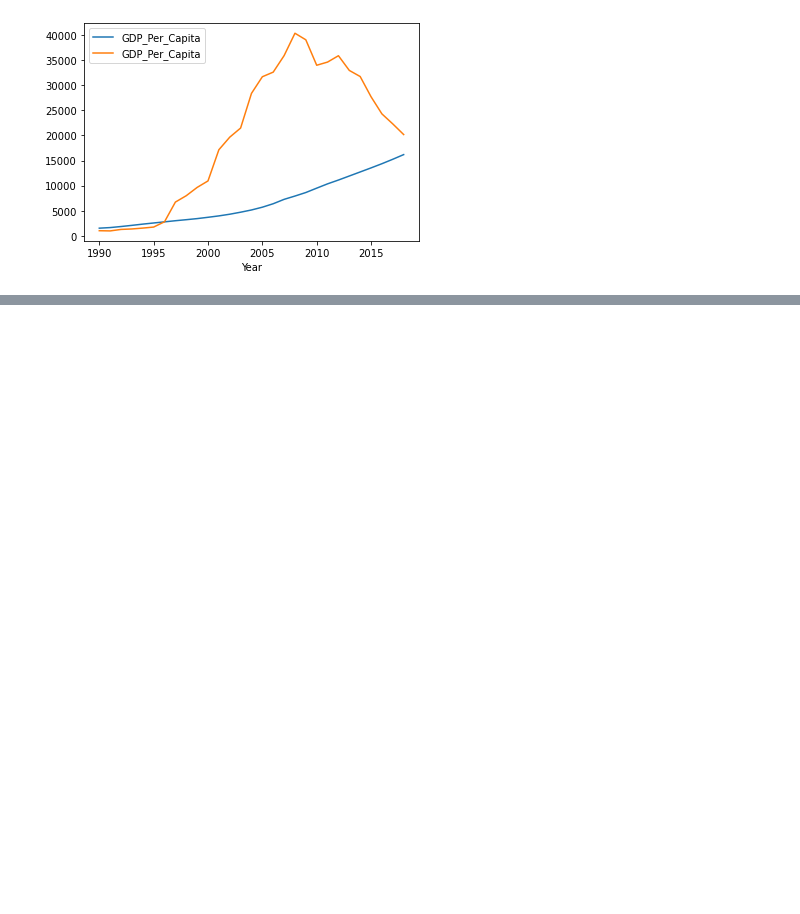
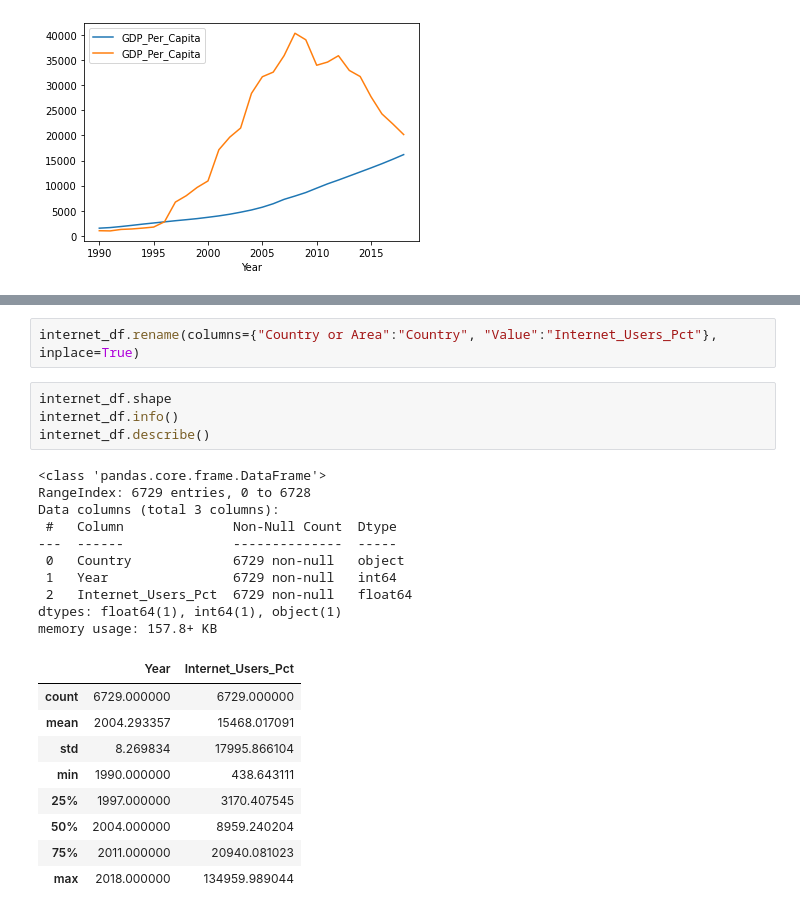
Before and after one commit to nss-data-science-cohort-4/dq1-undata-knturi, a Jupyter notebook: notebooks/UN_Data_Exploration.ipynb, the cells around one changed output, grey strips where cells are left out. Cells and saved outputs as stored; diff of their text form; blank space fills up the shorter version.

```diff
--- a/notebooks/UN_Data_Exploration.ipynb
+++ b/notebooks/UN_Data_Exploration.ipynb
@@ -306,0 +352,26 @@ highGDP
+# %%
+internet_df.rename(columns={"Country or Area":"Country", "Value":"Internet_Users_Pct"}, inplace=True)
+# %%
+internet_df.shape
+internet_df.info()
+internet_df.describe()
+# %% [output]
+<class 'pandas.core.frame.DataFrame'>
+RangeIndex: 6729 entries, 0 to 6728
+Data columns (total 3 columns):
+ #   Column              Non-Null Count  Dtype
+---  ------              --------------  -----
+ 0   Country             6729 non-null   object
+ 1   Year                6729 non-null   int64
+ 2   Internet_Users_Pct  6729 non-null   float64
+dtypes: float64(1), int64(1), object(1)
+memory usage: 157.8+ KB
+|  | Year | Internet_Users_Pct |
+| count | 6729.000000 | 6729.000000 |
+| mean | 2004.293357 | 15468.017091 |
+| std | 8.269834 | 17995.866104 |
+| min | 1990.000000 | 438.643111 |
+| 25% | 1997.000000 | 3170.407545 |
+| 50% | 2004.000000 | 8959.240204 |
+| 75% | 2011.000000 | 20940.081023 |
+| max | 2018.000000 | 134959.989044 |
```
Also changed, not shown: parts of 9 cells of this notebook, 1 other file.
